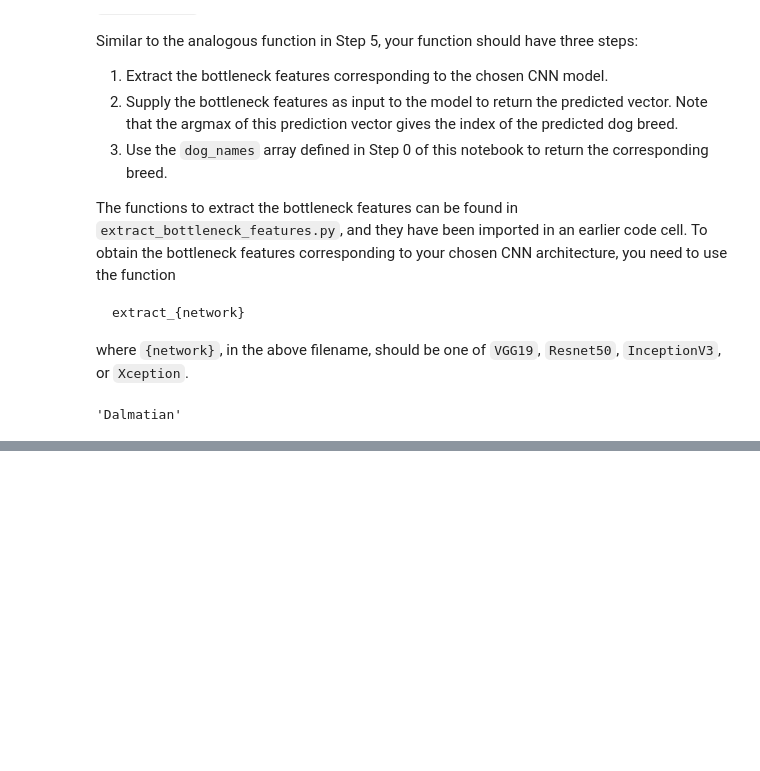
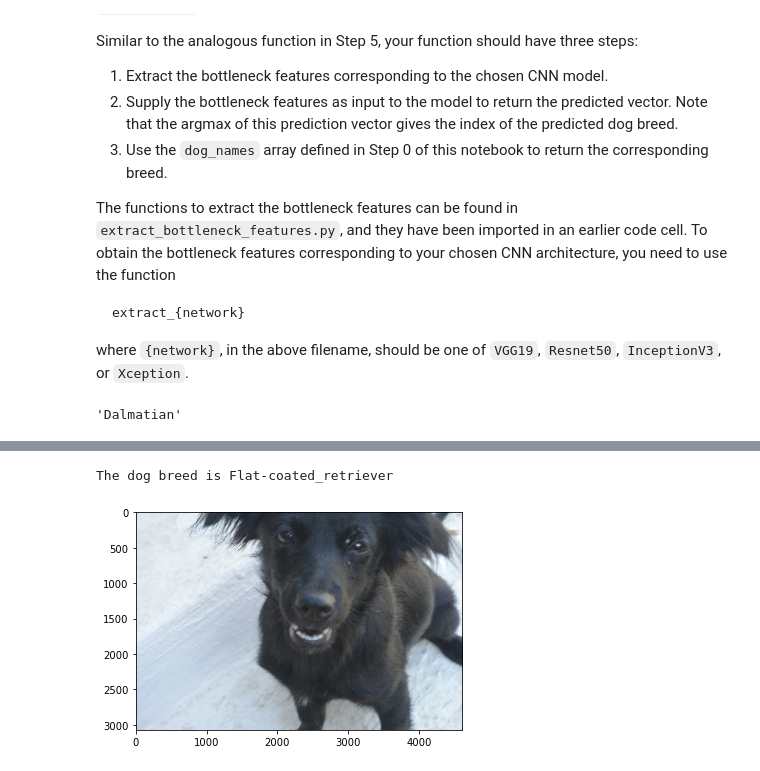
Before and after one commit to rachida-sghr/dog-project-1, a Jupyter notebook: dog_app.ipynb, the cells around one changed output, grey strips where cells are left out. Cells and saved outputs as stored; diff of their text form; code cells hidden in the pictures; blank space fills up the shorter version.

```diff
--- a/dog_app.ipynb
+++ b/dog_app.ipynb
@@ -732,0 +743,5 @@ __Answer:__
+# %%
+breed_detector('images/truffe.jpg')
+# %% [output]
+The dog breed is Flat-coated_retriever
+[figure, added]
```
Also changed, not shown: parts of 16 cells of this notebook, 8 other files.
